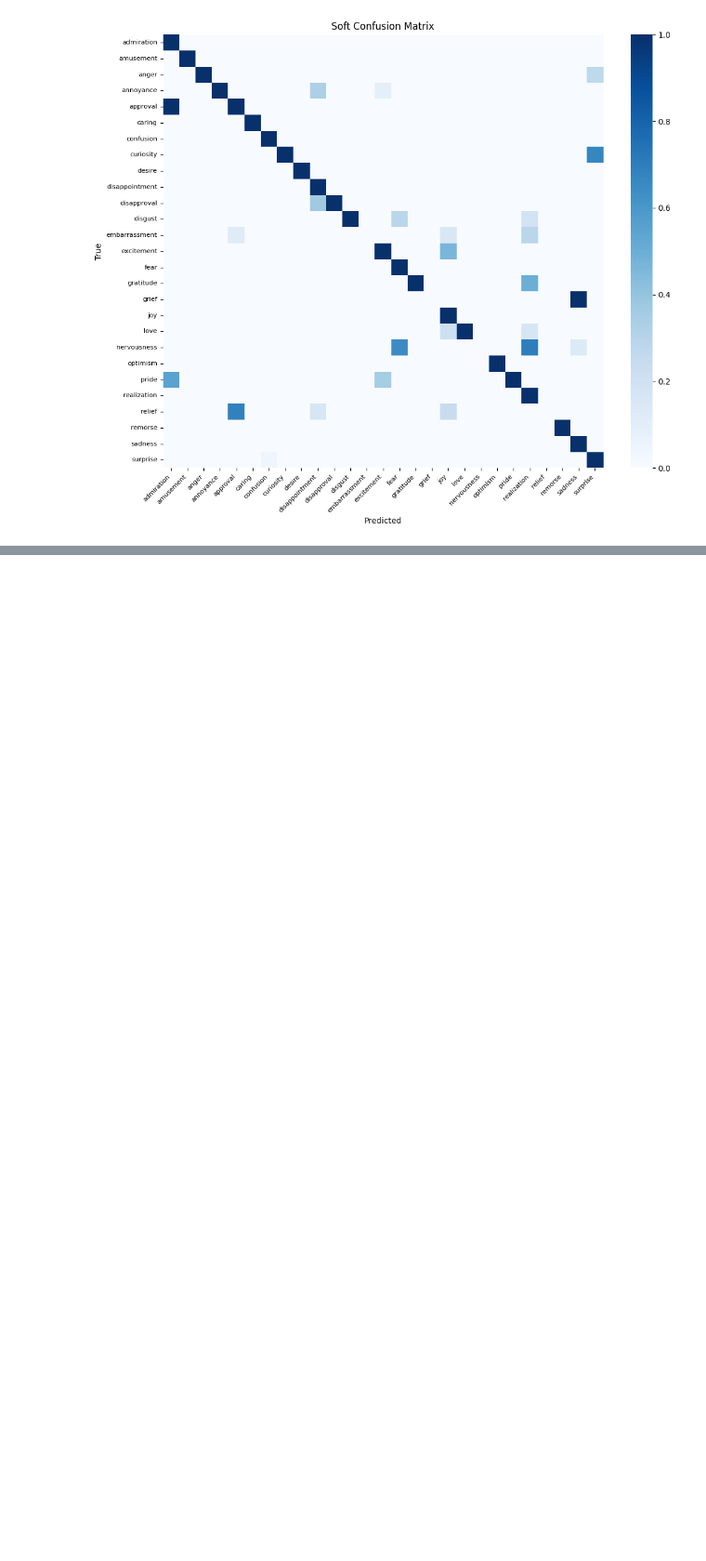
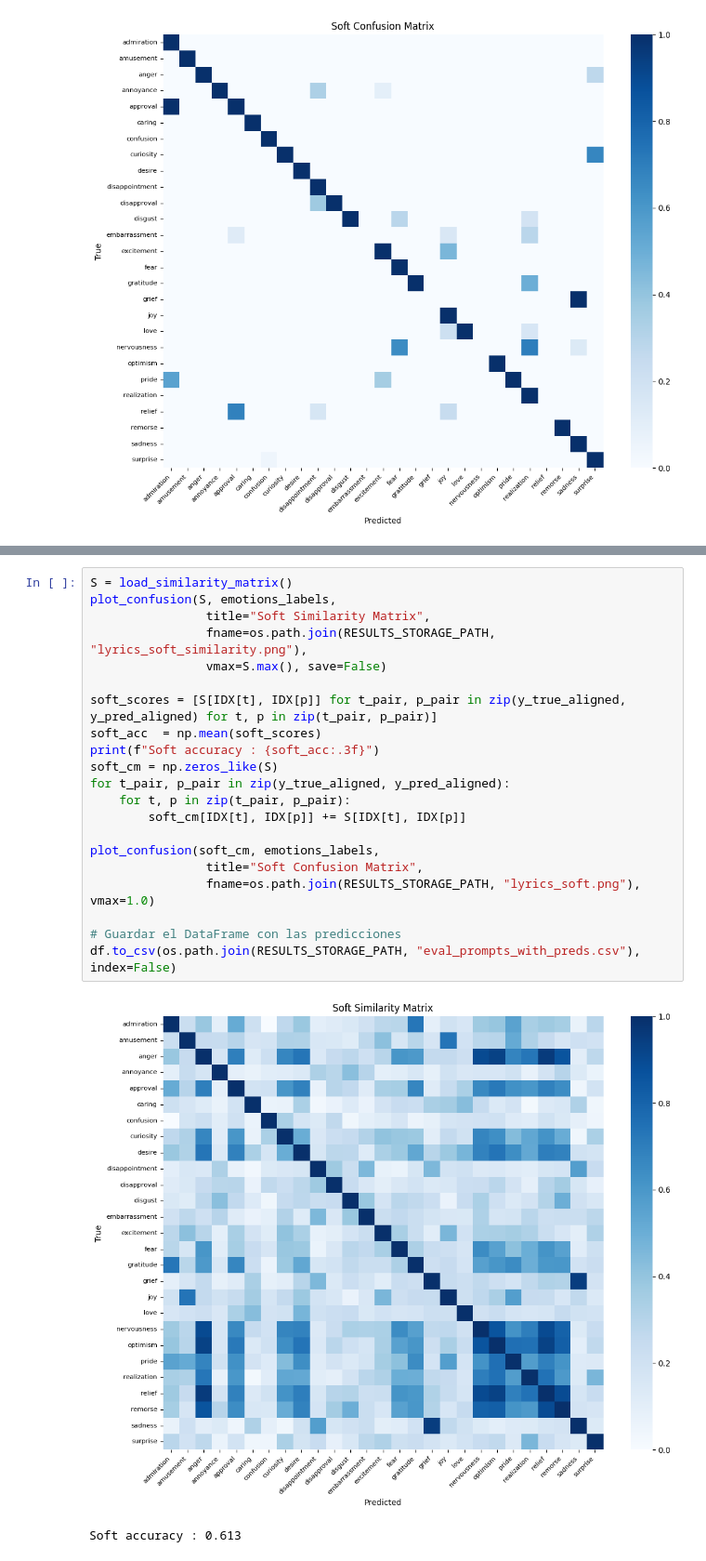
Before and after one commit to LucioLuque/GPTuneYourEmotions, a Jupyter notebook: evaluation/sentiment/sentiment_eval.ipynb, the cells around one changed output, grey strips where cells are left out. Shown at 93% size. Cells and saved outputs as stored; diff of their text form; blank space fills up the shorter version.

```diff
--- a/evaluation/sentiment/sentiment_eval.ipynb
+++ b/evaluation/sentiment/sentiment_eval.ipynb
@@ -100,0 +179,24 @@ Soft accuracy : 0.784
+# %%
+S = load_similarity_matrix()
+plot_confusion(S, emotions_labels,
+                title="Soft Similarity Matrix",
+                fname=os.path.join(RESULTS_STORAGE_PATH, "lyrics_soft_similarity.png"),
+                vmax=S.max(), save=False)
+
+soft_scores = [S[IDX[t], IDX[p]] for t_pair, p_pair in zip(y_true_aligned, y_pred_aligned) for t, p in zip(t_pair, p_pair)]
+soft_acc  = np.mean(soft_scores)
+print(f"Soft accuracy : {soft_acc:.3f}")
+soft_cm = np.zeros_like(S)
+for t_pair, p_pair in zip(y_true_aligned, y_pred_aligned):
+    for t, p in zip(t_pair, p_pair):
+        soft_cm[IDX[t], IDX[p]] += S[IDX[t], IDX[p]]
+
+plot_confusion(soft_cm, emotions_labels,
+                title="Soft Confusion Matrix",
+                fname=os.path.join(RESULTS_STORAGE_PATH, "lyrics_soft.png"), vmax=1.0)
+
+# Guardar el DataFrame con las predicciones
+df.to_csv(os.path.join(RESULTS_STORAGE_PATH, "eval_prompts_with_preds.csv"), index=False)
+# %% [output]
+[figure, added]
+Soft accuracy : 0.613
```
Also changed, not shown: parts of 7 cells of this notebook, 6 other files.
